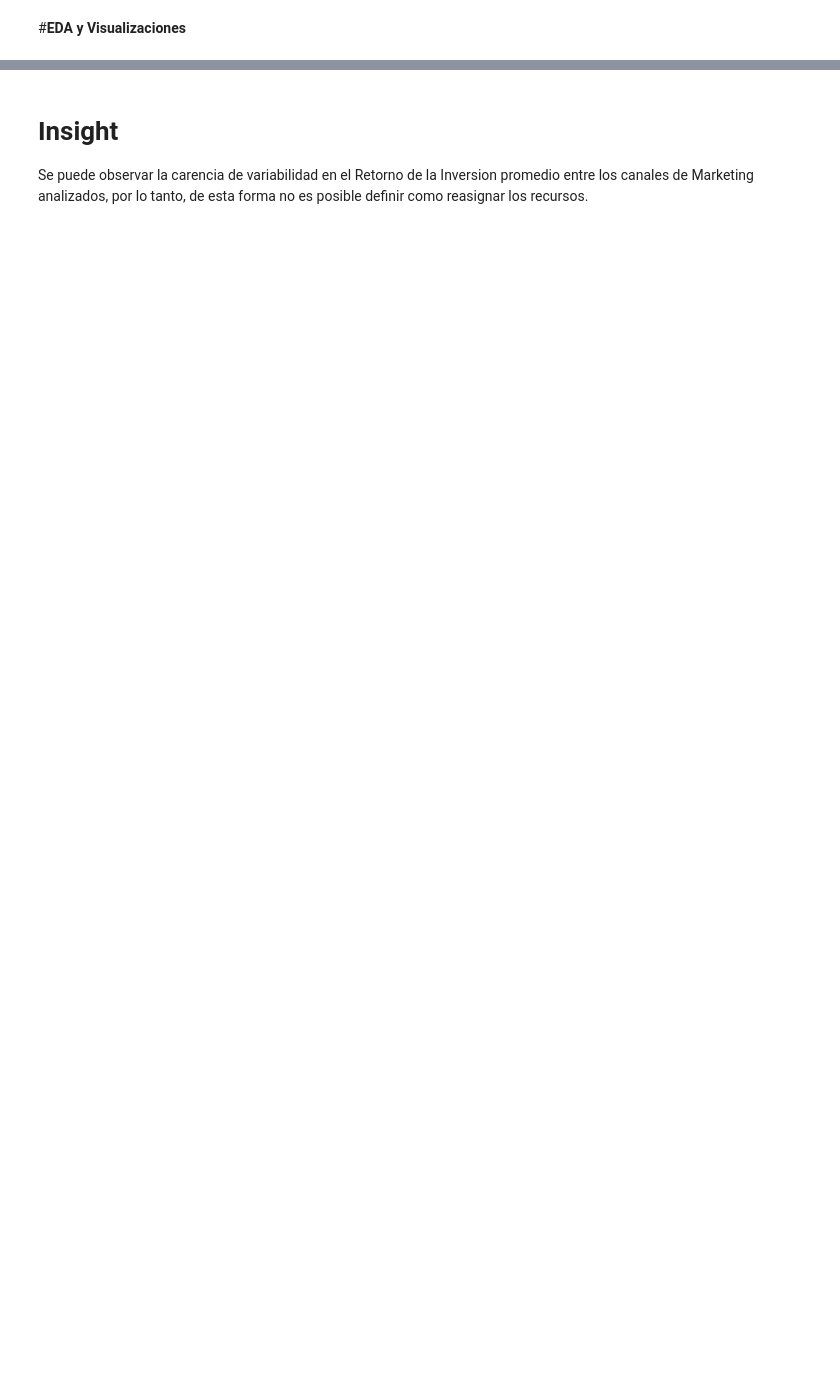
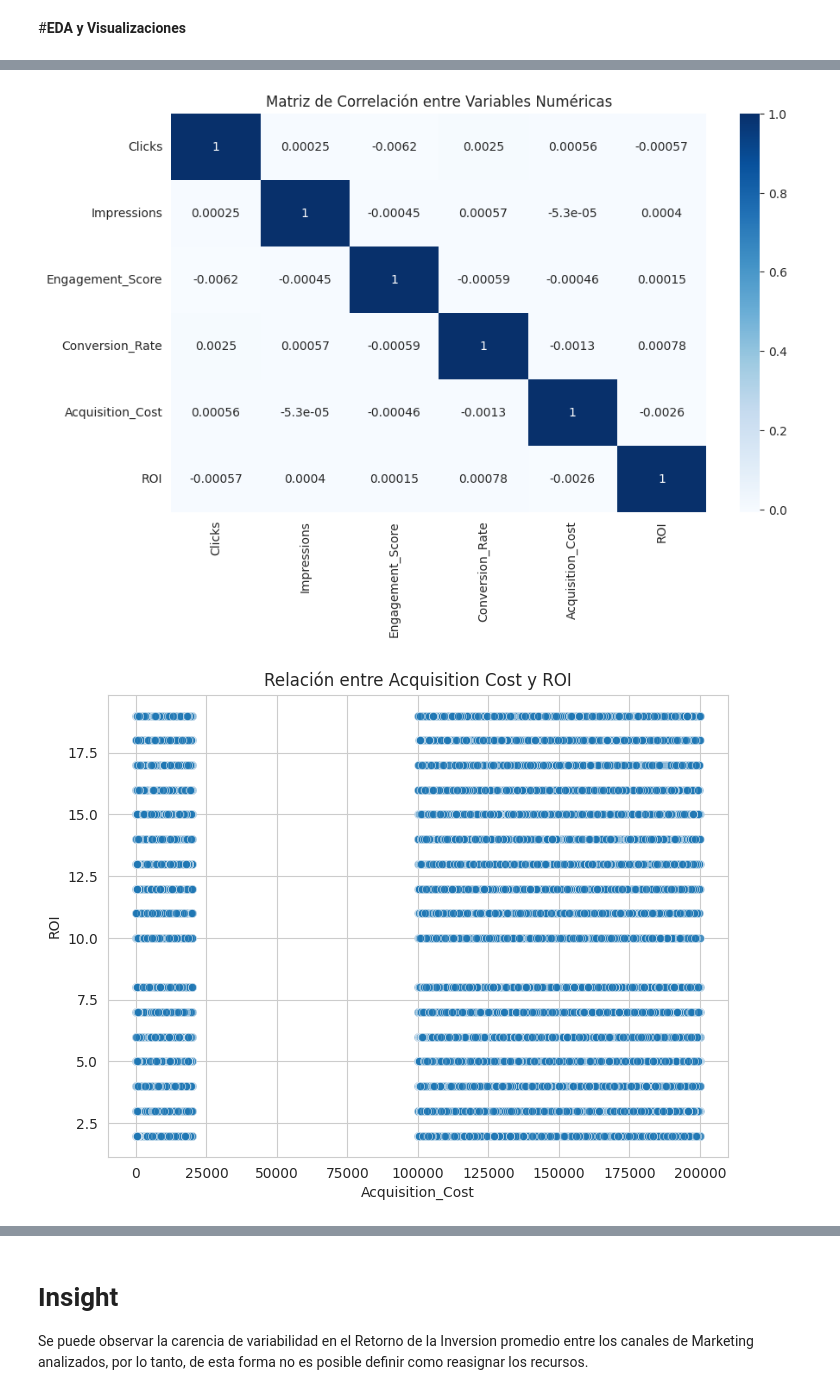
Before and after one commit to manuelagarciaregueira/Proyecto-Fata-Science-II--Manuela-Garc-a-Regueira--Mkt-Campaign, a Jupyter notebook: GarciaRegueiraManuela_mktn_campaign_DSCII.ipynb, the cells around one changed output, grey strips where cells are left out. Drawn from its saved outputs; the diff is of its cells as text; code cells hidden in the pictures; blank space fills up the shorter version.

```diff
--- a/GarciaRegueiraManuela_mktn_campaign_DSCII.ipynb
+++ b/GarciaRegueiraManuela_mktn_campaign_DSCII.ipynb
@@ -449,0 +483,20 @@ plt.show()
+# %%
+import matplotlib.pyplot as plt
+import seaborn as sns
+
+#  Correlaciones numéricas generales
+num_vars = ['Clicks', 'Impressions', 'Engagement_Score', 'Conversion_Rate', 'Acquisition_Cost', 'ROI']
+
+plt.figure(figsize=(10, 6))
+sns.heatmap(df[num_vars].corr(), annot=True, cmap='Blues')
+plt.title('Matriz de Correlación entre Variables Numéricas')
+plt.show()
+
+# Ejemplo de relación directa entre métricas clave
+plt.figure(figsize=(8,6))
+sns.scatterplot(data=df, x='Acquisition_Cost', y='ROI', alpha=0.7)
+plt.title('Relación entre Acquisition Cost y ROI')
+plt.show()
+# %% [output]
+[figure, added]
+[figure, added]
```
Also changed, not shown: parts of 30 cells of this notebook, 1 other file.
